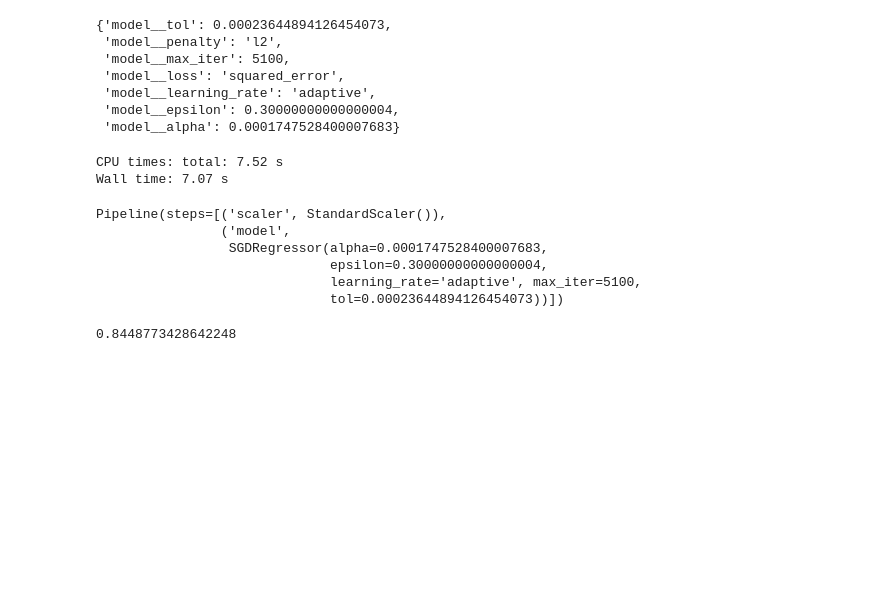
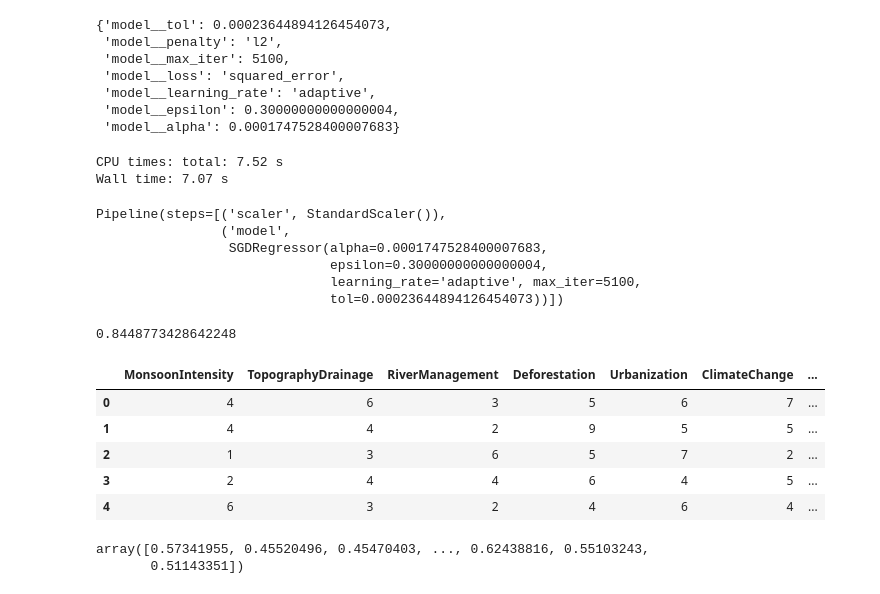
Before and after one commit to ProgrammerSteve/flood_prediction_regression, a Jupyter notebook: flood_prediction.ipynb, the cells around one changed output. Drawn from its saved outputs; the diff is of its cells as text; code cells hidden in the pictures; blank space fills up the shorter version.

Commit message:
exported predictions to a csv for contest submission

```diff
--- a/flood_prediction.ipynb
+++ b/flood_prediction.ipynb
@@ -324,3 +324,23 @@ pickle.dump(sgd_model, open("sgd_full_model_1.pkl", "wb"))
 # Load saved model
 sgd_rs_model_loaded=pickle.load(open("sgd_model_random_search_1.pkl", "rb"))
 sgd_full_model_loaded=pickle.load(open("sgd_full_model_1.pkl", "rb"))
+# %%
+# Get data ready for predicting
+df_test=pd.read_csv("data/test.csv",low_memory=False)
+test_id=df_test["id"]
+X_test_csv=df_test.drop(["id"],axis=1)
+X_test_csv.head()
+# %% [output]
+|  | MonsoonIntensity | TopographyDrainage | RiverManagement | Deforestation | Urbanization | ClimateChange | ... |
+| 0 | 4 | 6 | 3 | 5 | 6 | 7 | ... |
+| 1 | 4 | 4 | 2 | 9 | 5 | 5 | ... |
+| 2 | 1 | 3 | 6 | 5 | 7 | 2 | ... |
+| 3 | 2 | 4 | 4 | 6 | 4 | 5 | ... |
+| 4 | 6 | 3 | 2 | 4 | 6 | 4 | ... |
+# %%
+# Get predictions
+test_preds=sgd_full_model_loaded.predict(X_test_csv)
+test_preds
+# %% [output]
+array([0.57341955, 0.45520496, 0.45470403, ..., 0.62438816, 0.55103243,
+       0.51143351])
```
Also changed, not shown: parts of 3 cells of this notebook, 2 other files.
